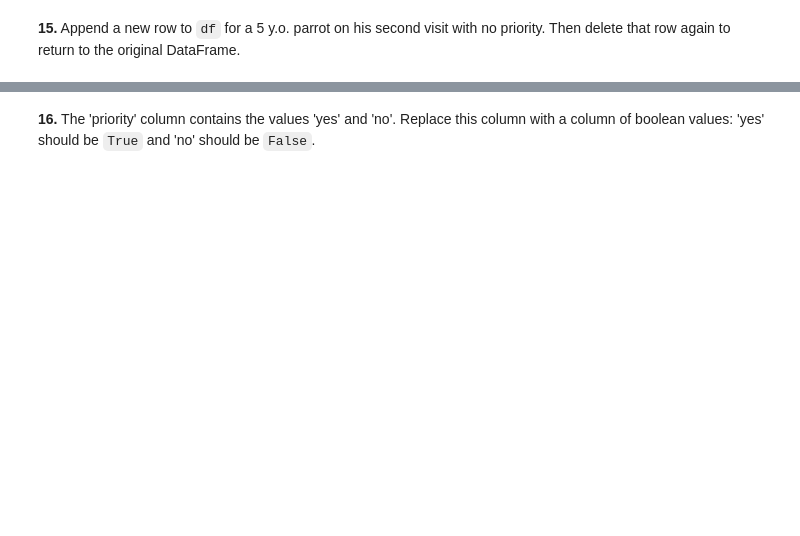
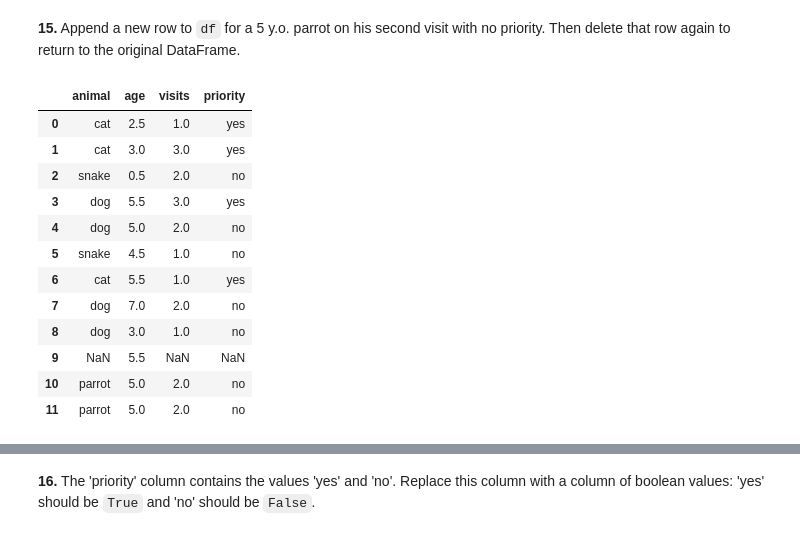
Before and after one commit to Hassan-Haydar/DSA104, a Jupyter notebook: lectures/session02/userfolder/pd-puzzles.ipynb, the cells around one changed output, grey strips where cells are left out. Drawn from its saved outputs; the diff is of its cells as text; code cells hidden in the pictures; blank space fills up the shorter version.

```diff
--- a/lectures/session02/userfolder/pd-puzzles.ipynb
+++ b/lectures/session02/userfolder/pd-puzzles.ipynb
@@ -121,2 +210,21 @@ ValueError: Cannot set a DataFrame with multiple columns to the single column ne
 # %% [markdown]
 **15.** Append a new row to `df` for a 5 y.o. parrot on his second visit with no priority. Then delete that row again to return to the original DataFrame.
+# %%
+# Append a new row
+new_row = {'animal': 'parrot', 'age': 5, 'visits': 2, 'priority': 'no'}
+df = pd.concat([df, pd.DataFrame([new_row])], ignore_index=True)
+df
+# %% [output]
+|  | animal | age | visits | priority |
+| 0 | cat | 2.5 | 1.0 | yes |
+| 1 | cat | 3.0 | 3.0 | yes |
+| 2 | snake | 0.5 | 2.0 | no |
+| 3 | dog | 5.5 | 3.0 | yes |
+| 4 | dog | 5.0 | 2.0 | no |
+| 5 | snake | 4.5 | 1.0 | no |
+| 6 | cat | 5.5 | 1.0 | yes |
+| 7 | dog | 7.0 | 2.0 | no |
+| 8 | dog | 3.0 | 1.0 | no |
+| 9 | NaN | 5.5 | NaN | NaN |
+| 10 | parrot | 5.0 | 2.0 | no |
+| 11 | parrot | 5.0 | 2.0 | no |
```
Also changed, not shown: parts of 20 cells of this notebook.
